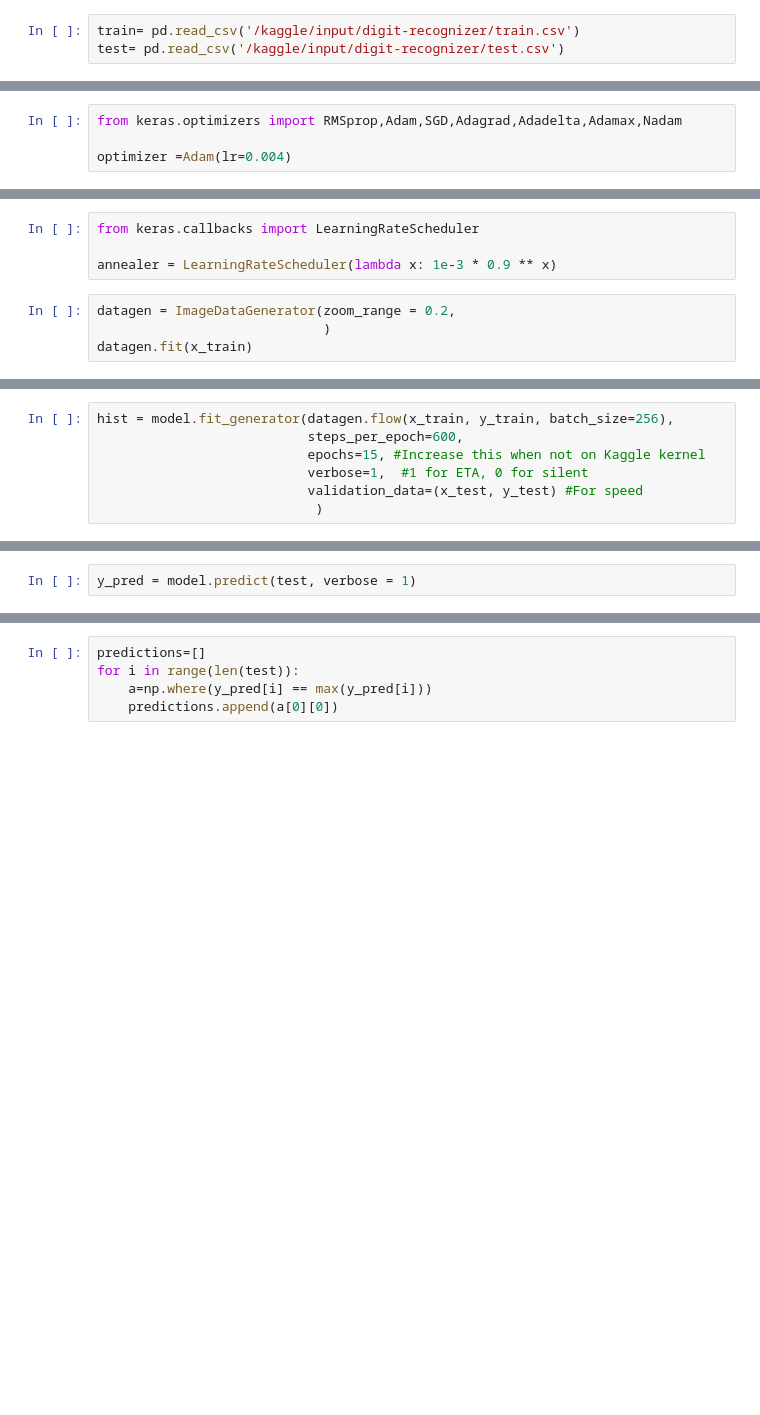
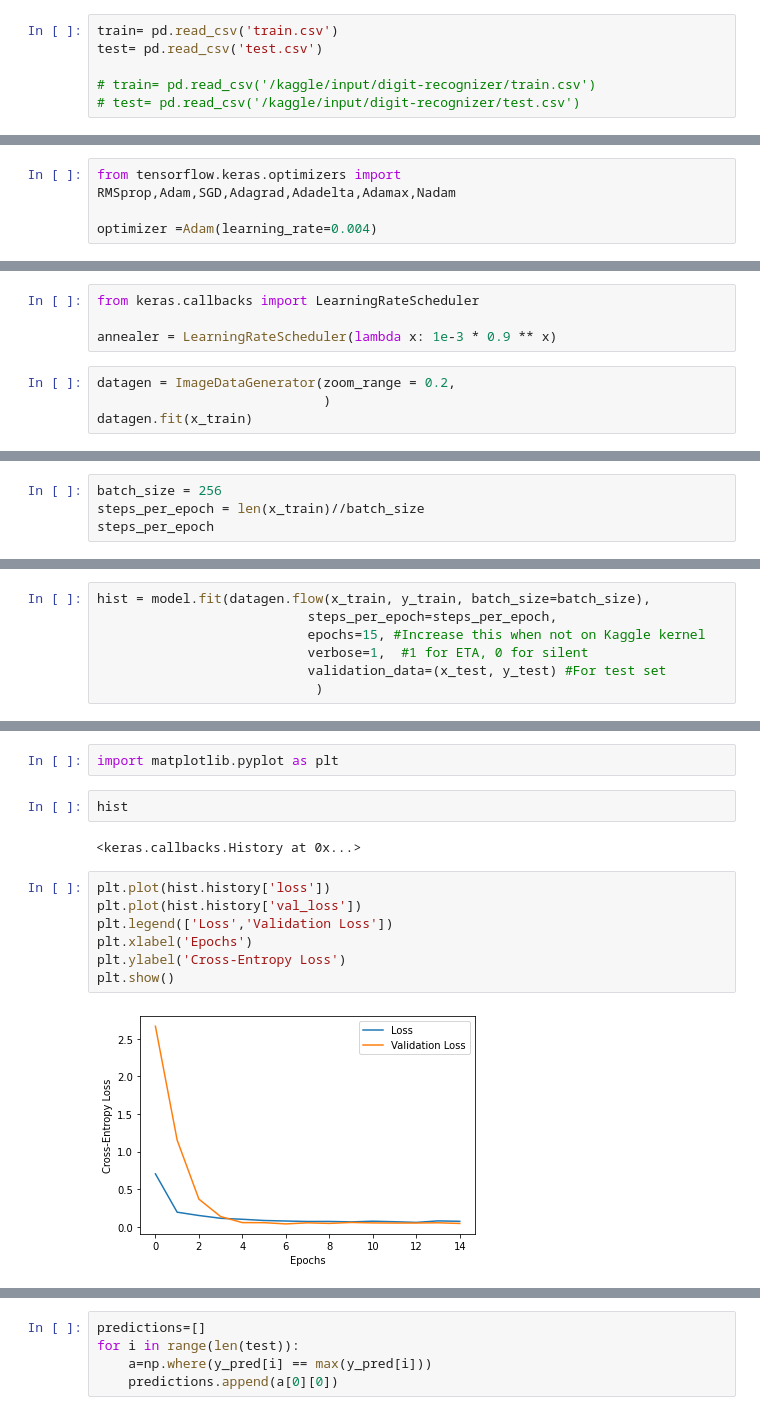
Before and after one commit to shivamsouravjha/Digit-Recognizer-by-CNN, a Jupyter notebook: CNN_digit_recognizer.ipynb, the cells around one changed output, grey strips where cells are left out. Cells and saved outputs as stored; diff of their text form; blank space fills up the shorter version.

```diff
--- a/CNN_digit_recognizer.ipynb
+++ b/CNN_digit_recognizer.ipynb
@@ -19,5 +38,8 @@ for dirname, _, filenames in os.walk('/kaggle/input'):
 # You can write up to 5GB to the current directory (/kaggle/working/) that gets preserved as output when you create a version using "Save & Run All"
 # You can also write temporary files to /kaggle/temp/, but they won't be saved outside of the current session
 # %%
-train= pd.read_csv('/kaggle/input/digit-recognizer/train.csv')
-test= pd.read_csv('/kaggle/input/digit-recognizer/test.csv')
+train= pd.read_csv('train.csv')
+test= pd.read_csv('test.csv')
+
+# train= pd.read_csv('/kaggle/input/digit-recognizer/train.csv')
+# test= pd.read_csv('/kaggle/input/digit-recognizer/test.csv')
@@ -74,9 +102,9 @@ model.add(Dropout(0.50))
 
 model.add(Dense(10,activation= 'softmax'))
 # %%
-from keras.optimizers import RMSprop,Adam,SGD,Adagrad,Adadelta,Adamax,Nadam
+from tensorflow.keras.optimizers import RMSprop,Adam,SGD,Adagrad,Adadelta,Adamax,Nadam
 
-optimizer =Adam(lr=0.004)
+optimizer =Adam(learning_rate=0.004)
 # %%
 model.compile(optimizer = optimizer , loss = "categorical_crossentropy", metrics=["accuracy"])
 # %%
@@ -96,0 +149,4 @@ datagen.fit(x_train)
+# %%
+batch_size = 256
+steps_per_epoch = len(x_train)//batch_size
+steps_per_epoch
@@ -97,7 +155,7 @@ datagen.fit(x_train)
 # %%
-hist = model.fit_generator(datagen.flow(x_train, y_train, batch_size=256),
-                           steps_per_epoch=600,
+hist = model.fit(datagen.flow(x_train, y_train, batch_size=batch_size),
+                           steps_per_epoch=steps_per_epoch,
                            epochs=15, #Increase this when not on Kaggle kernel
                            verbose=1,  #1 for ETA, 0 for silent
-                           validation_data=(x_test, y_test) #For speed
+                           validation_data=(x_test, y_test) #For test set
                             )
@@ -104,2 +180,15 @@ hist = model.fit_generator(datagen.flow(x_train, y_train, batch_size=256),
-# %%
-y_pred = model.predict(test, verbose = 1)
+# %%
+import matplotlib.pyplot as plt
+# %%
+hist
+# %% [output]
+<keras.callbacks.History at 0x...>
+# %%
+plt.plot(hist.history['loss'])
+plt.plot(hist.history['val_loss'])
+plt.legend(['Loss','Validation Loss'])
+plt.xlabel('Epochs')
+plt.ylabel('Cross-Entropy Loss')
+plt.show()
+# %% [output]
+[figure, added]
```
Also changed, not shown: parts of 26 cells of this notebook.
